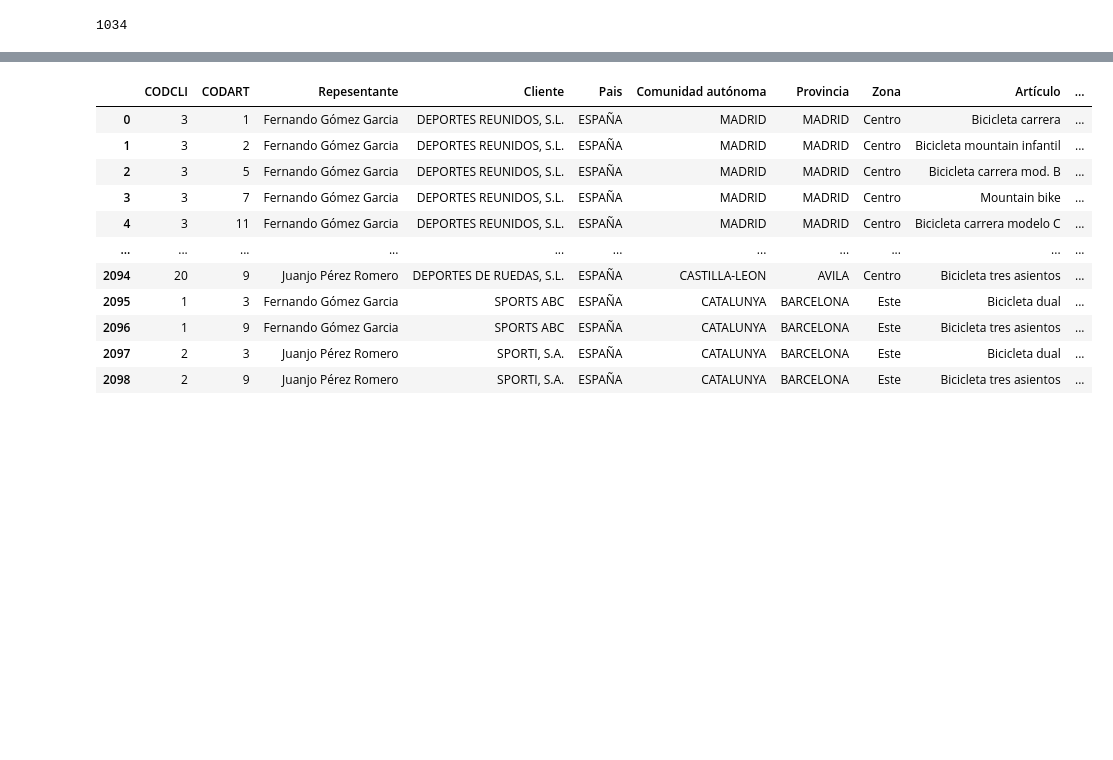
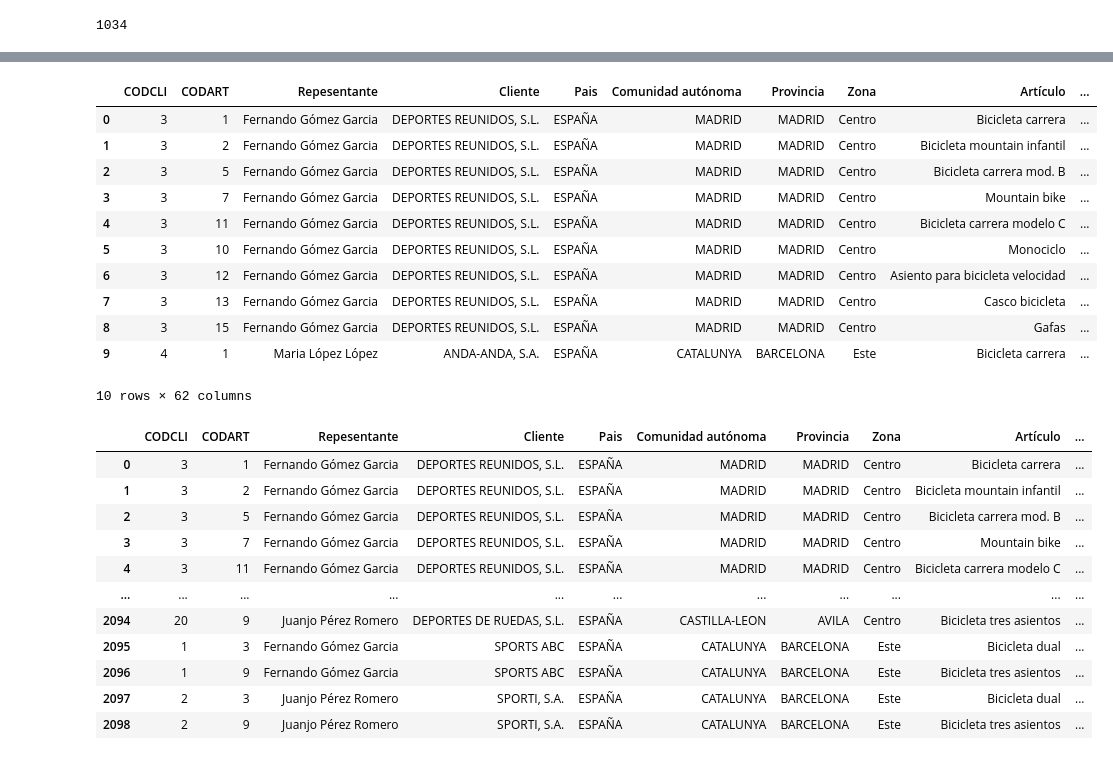
Before and after one commit to fabitaInes/big-team-project, a Jupyter notebook: functions_impl.ipynb, the cells around one changed output, grey strips where cells are left out. Cells and saved outputs as stored; diff of their text form; code cells hidden in the pictures; blank space fills up the shorter version.

```diff
--- a/functions_impl.ipynb
+++ b/functions_impl.ipynb
@@ -168,3 +363,16 @@ pbf.count_distinct_values('Neto')
 # %%
-#pbf.keep_range_rows(0,50)
+pbf.keep_range_rows(0,50).head(10)
+# %% [output]
+|  | CODCLI | CODART | Repesentante | Cliente | Pais | Comunidad autónoma | Provincia | Zona | Artículo | ... |
+| 0 | 3 | 1 | Fernando Gómez Garcia | DEPORTES REUNIDOS, S.L. | ESPAÑA | MADRID | MADRID | Centro | Bicicleta carrera | ... |
+| 1 | 3 | 2 | Fernando Gómez Garcia | DEPORTES REUNIDOS, S.L. | ESPAÑA | MADRID | MADRID | Centro | Bicicleta mountain infantil | ... |
+| 2 | 3 | 5 | Fernando Gómez Garcia | DEPORTES REUNIDOS, S.L. | ESPAÑA | MADRID | MADRID | Centro | Bicicleta carrera mod. B | ... |
+| 3 | 3 | 7 | Fernando Gómez Garcia | DEPORTES REUNIDOS, S.L. | ESPAÑA | MADRID | MADRID | Centro | Mountain bike | ... |
+| 4 | 3 | 11 | Fernando Gómez Garcia | DEPORTES REUNIDOS, S.L. | ESPAÑA | MADRID | MADRID | Centro | Bicicleta carrera modelo C | ... |
+| 5 | 3 | 10 | Fernando Gómez Garcia | DEPORTES REUNIDOS, S.L. | ESPAÑA | MADRID | MADRID | Centro | Monociclo | ... |
+| 6 | 3 | 12 | Fernando Gómez Garcia | DEPORTES REUNIDOS, S.L. | ESPAÑA | MADRID | MADRID | Centro | Asiento para bicicleta velocidad | ... |
+| 7 | 3 | 13 | Fernando Gómez Garcia | DEPORTES REUNIDOS, S.L. | ESPAÑA | MADRID | MADRID | Centro | Casco bicicleta | ... |
+| 8 | 3 | 15 | Fernando Gómez Garcia | DEPORTES REUNIDOS, S.L. | ESPAÑA | MADRID | MADRID | Centro | Gafas | ... |
+| 9 | 4 | 1 | Maria López López | ANDA-ANDA, S.A. | ESPAÑA | CATALUNYA | BARCELONA | Este | Bicicleta carrera | ... |
+10 rows × 62 columns
 # %%
```
Also changed, not shown: parts of 33 cells of this notebook, 1 other file.
